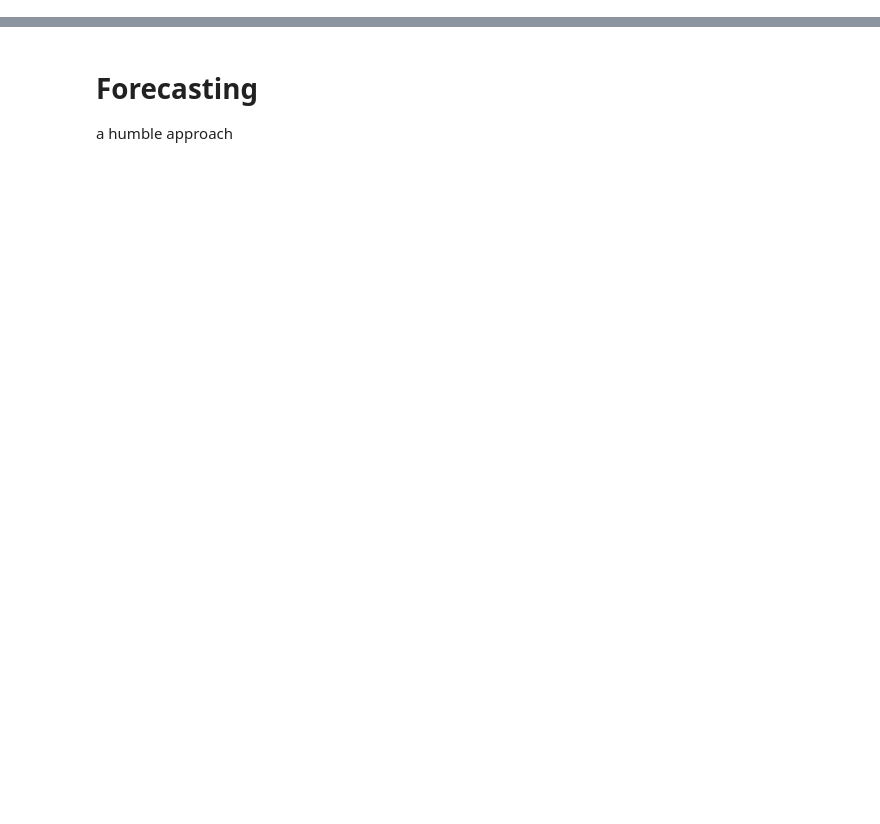
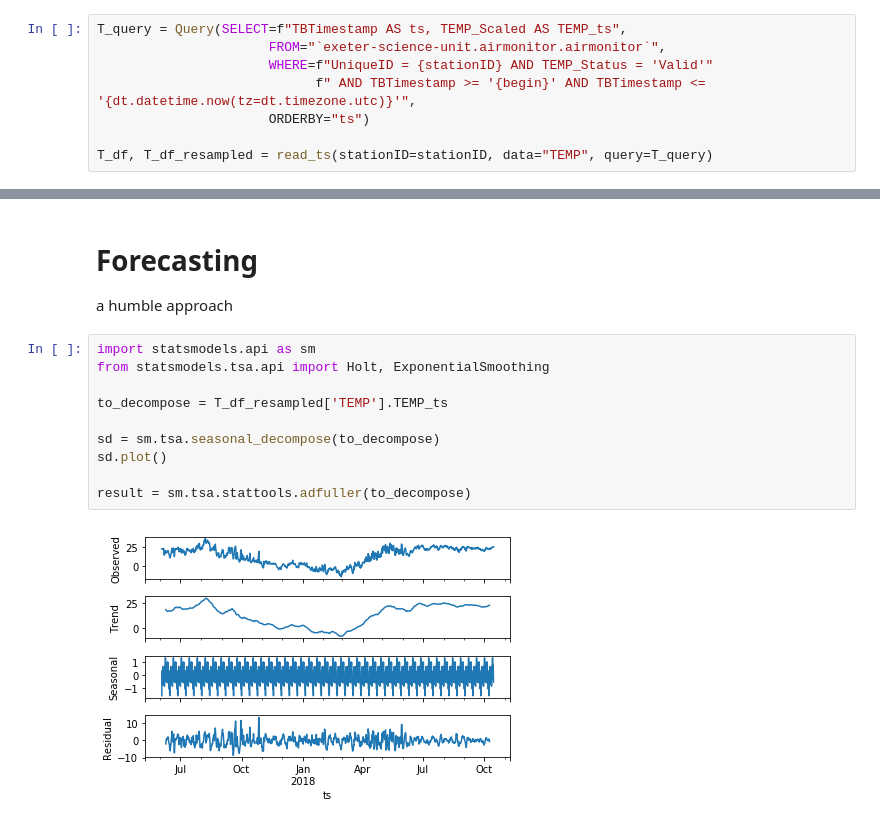
Before and after one commit to greenpeace/AQMesh, a Jupyter notebook: visu/BigQueryPandasPlotly.ipynb, the cells around one changed output, grey strips where cells are left out. Saved outputs shown, nothing was run; the diff lists cells and outputs as text; blank space fills up the shorter version.

```diff
--- a/visu/BigQueryPandasPlotly.ipynb
+++ b/visu/BigQueryPandasPlotly.ipynb
@@ -75,3 +84,11 @@ Working on CO-dataset...
 Working on NO-dataset...
 Working on NO2-dataset...
 Working on O3-dataset...
+# %%
+T_query = Query(SELECT=f"TBTimestamp AS ts, TEMP_Scaled AS TEMP_ts",
+                      FROM="`exeter-science-unit.airmonitor.airmonitor`",
+                      WHERE=f"UniqueID = {stationID} AND TEMP_Status = 'Valid'"
+                            f" AND TBTimestamp >= '{begin}' AND TBTimestamp <= '{dt.datetime.now(tz=dt.timezone.utc)}'",
+                      ORDERBY="ts")
+
+T_df, T_df_resampled = read_ts(stationID=stationID, data="TEMP", query=T_query)
@@ -123,3 +142,15 @@ iplot(fig)
 # %% [markdown]
 # Forecasting
 a humble approach
+# %%
+import statsmodels.api as sm
+from statsmodels.tsa.api import Holt, ExponentialSmoothing
+
+to_decompose = T_df_resampled['TEMP'].TEMP_ts
+
+sd = sm.tsa.seasonal_decompose(to_decompose)
+sd.plot()
+
+result = sm.tsa.stattools.adfuller(to_decompose)
+# %% [output]
+[figure, added]
```
Also changed, not shown: parts of 10 cells of this notebook.
